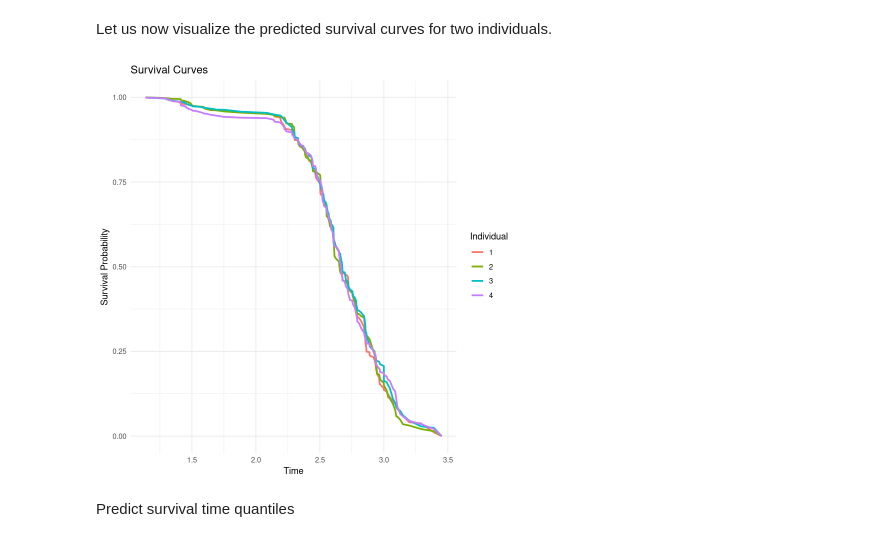
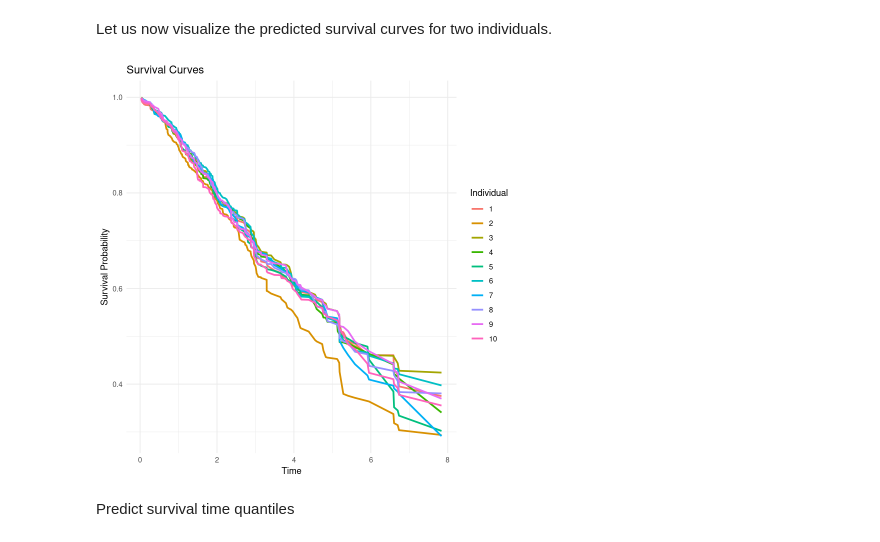
Before and after one commit to msesia/conformal_survival, a Jupyter notebook: code/examples/example_1.ipynb, the cells around one changed output. Cells and saved outputs as stored; diff of their text form; code cells hidden in the pictures.

Commit message:
Making new plot with different values of alpha

```diff
--- a/code/examples/example_1.ipynb
+++ b/code/examples/example_1.ipynb
@@ -24,7 +24,7 @@ source("../conf_surv/utils_data.R")
 data_without_censoring = FALSE
 
 ## Definitions of Settings 1--3 from the paper (in decreasing order of intrinsic difficulty)
-setting = 2
+setting = 3
 
 if(setting==1) {
     ## New setting (difficult)
@@ -81,6 +81,28 @@ if(setting==1) {
         cens_rate_fun <- function(X) 0*X[,1] + 1e-9
     }
     censoring_generator <- ExponentialDistribution$new(rate_fun = cens_rate_fun)
+
+} else if(setting==4) {
+    ## More interesting
+    ## Initialize the covariate model
+    num_features <- 100
+    covariate_generator <- function(num_samples) {
+        X <- matrix(runif(num_samples * num_features, -1, 1), nrow = num_samples)
+        idx.shift <- sample(1:nrow(X), nrow(X)/2)
+        X[idx.shift,3] <- X[idx.shift,3] + 20
+        X[idx.shift,5] <- abs(X[idx.shift,5])
+        return(X)
+    }
+    ## Initialize the survival time distribution
+    surv_mu_fun <- function(X) 0*X[,1] + log(2) + 1 + 0.55*(X[,1]^2-X[,3]*X[,5])
+    surv_sigma_fun <- function(X) 0*X[,1] + abs(X[,10]) + 1
+    survival_generator <- LogNormalDistribution$new(mu_fun = surv_mu_fun, sigma_fun = surv_sigma_fun)
+    ## Initialize the censoring time distribution
+    cens_rate_fun <- function(X) 0*X[,1] + 0.4
+    if(data_without_censoring) {
+        cens_rate_fun <- function(X) 0*X[,1] + 1e-9
+    }
+    censoring_generator <- ExponentialDistribution$new(rate_fun = cens_rate_fun)
 }
 
 # Initialize the data generator
@@ -209,11 +231,11 @@ Let us now visualize the predicted survival curves for two individuals.
 # %%
 source("../conf_surv/utils_plotting.R")
 
-idx.predict <- c(1:4)
+idx.predict <- c(1:10)
 predictions = surv_model$predict(data.cal[idx.predict,])
 plot_survival_curves(predictions)
 # %% [output]
-[figure, old version]
+[figure, new version]
 # %% [markdown]
 Predict survival time quantiles
 # %%
```
Also changed, not shown: parts of 26 cells of this notebook, 1 other file.
